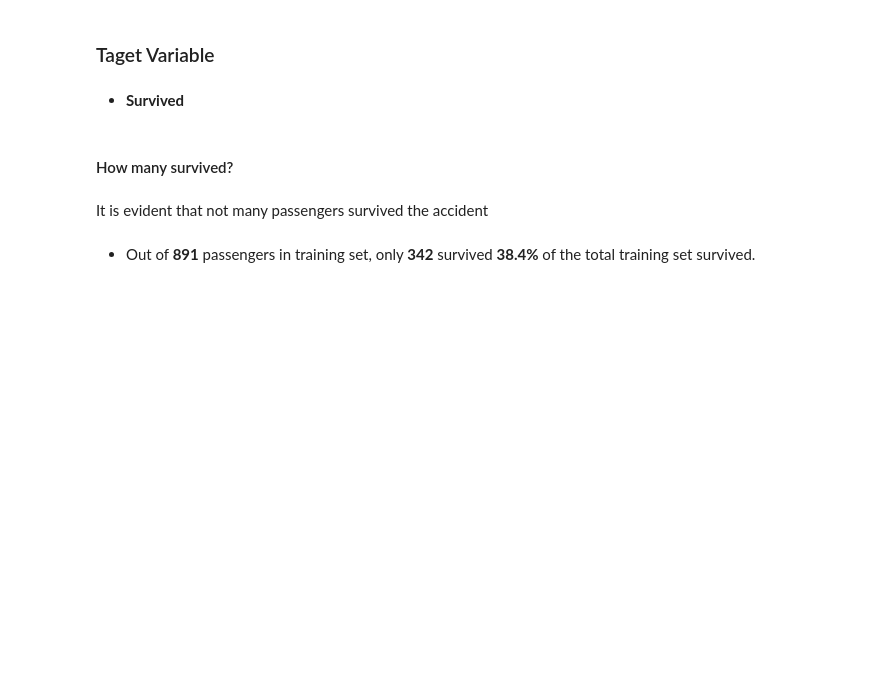
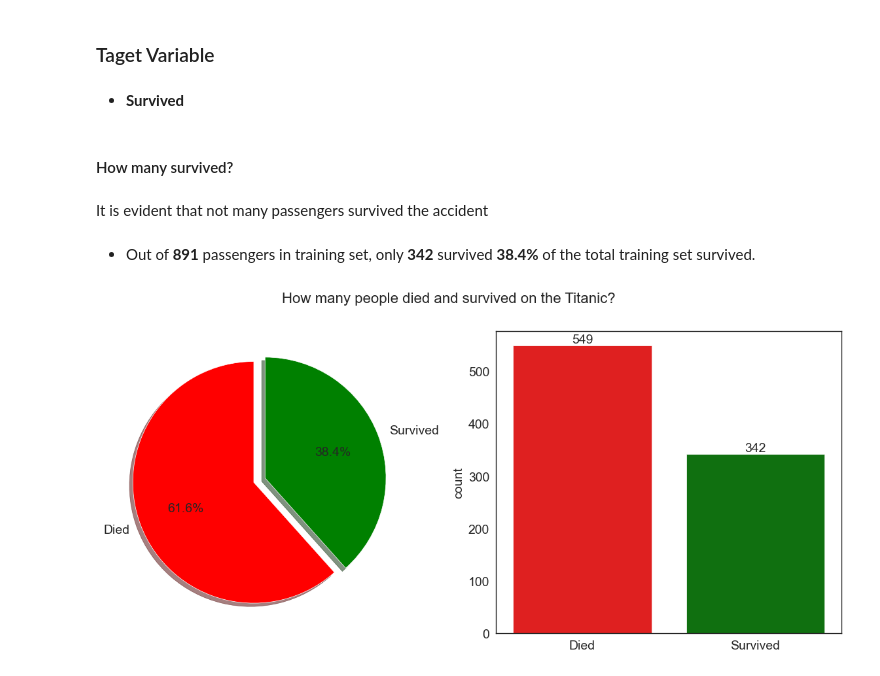
Before and after one commit to abhirajan1998/Data-Science-Learning-Project, a Jupyter notebook: Titanic Survival Prediction/EDA.ipynb, the cells around one changed output. Drawn from its saved outputs; the diff is of its cells as text; code cells hidden in the pictures; blank space fills up the shorter version.

```diff
--- a/Titanic Survival Prediction/EDA.ipynb
+++ b/Titanic Survival Prediction/EDA.ipynb
@@ -221,0 +229,6 @@ It is evident that not many passengers survived the accident
+# %%
+# Text Annotation
+def text_annotate(cnt):
+    for i in cnt.patches:
+        height = i.get_height()
+        cnt.text(i.get_x() + i.get_width()/2., height,'%d' % int(height),ha='center',va='bottom')
@@ -221,0 +239,17 @@ It is evident that not many passengers survived the accident
+# %%
+fig,axes=plt.subplots(1,2)
+plt.suptitle('How many people died and survived on the Titanic?',fontsize=16)
+labels = ['Died','Survived']
+# Pie chart
+train_df['Survived'].value_counts().plot.pie(explode=[0,0.1], autopct='%1.1f%%', ax=axes[0],
+                                             labels=labels,colors=['red','green'], shadow=True, startangle=90)
+
+axes[0].set_ylabel('')
+# Bar chart
+cnt = sns.countplot(x = 'Survived', data=train_df, palette=['red', 'green'], ax=axes[1])
+axes[1].set_xlabel('')
+axes[1].set_xticklabels(labels)
+text_annotate(cnt)
+plt.show()
+# %% [output]
+[figure, added]
```
Also changed, not shown: parts of 3 cells of this notebook.
